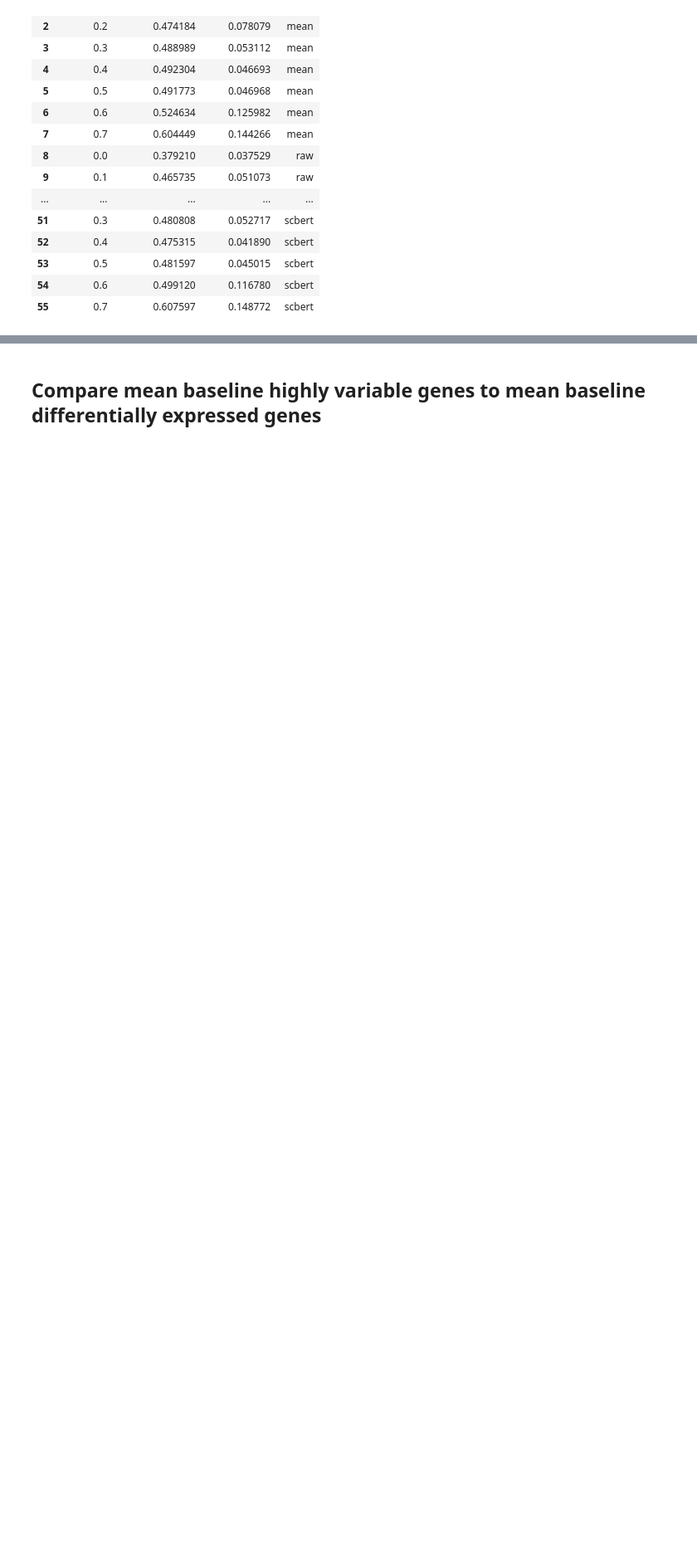
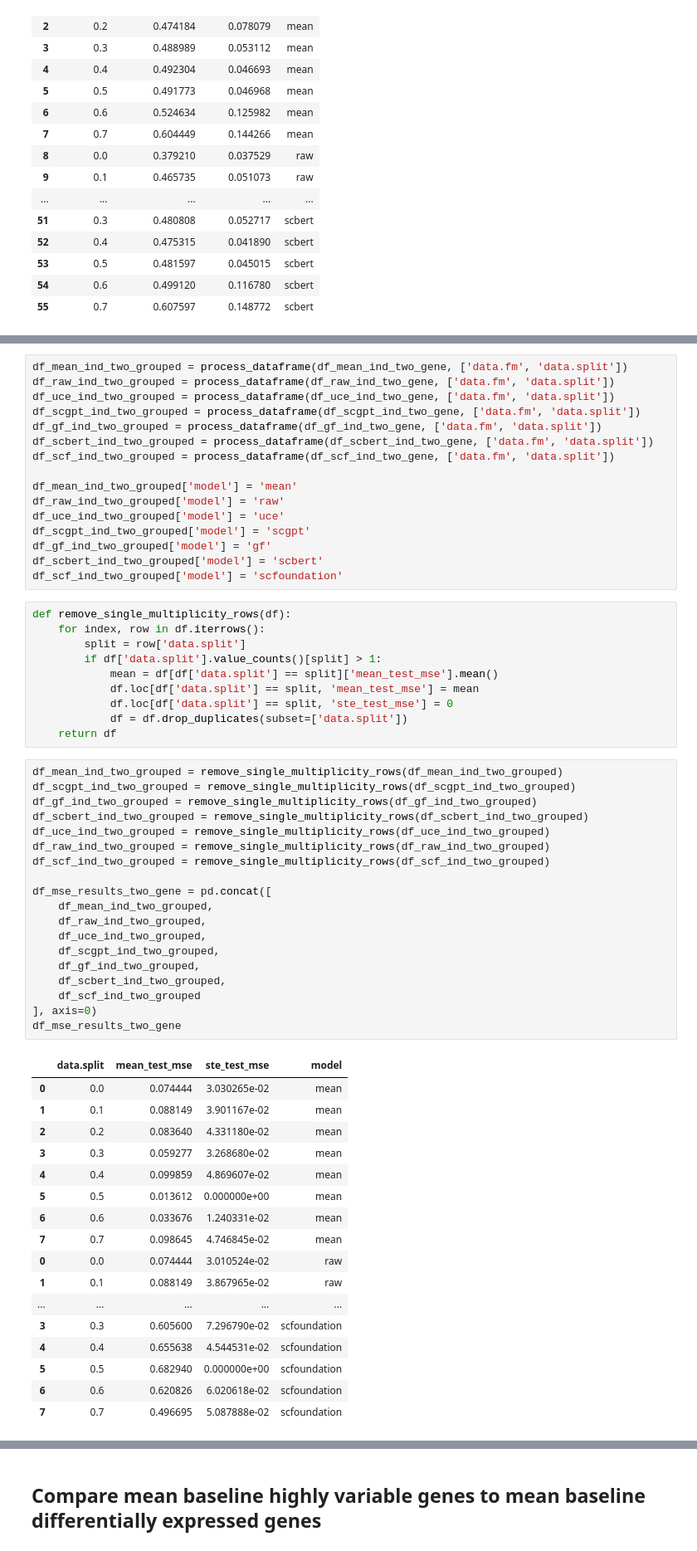
Before and after one commit to aaronwtr/PertEval, a Jupyter notebook: notebooks/plots/individual_perturbation_results.ipynb, the cells around one changed output, grey strips where cells are left out. Shown at 83% size. Saved outputs shown, nothing was run; the diff lists cells and outputs as text; blank space fills up the shorter version.

```diff
--- a/notebooks/plots/individual_perturbation_results.ipynb
+++ b/notebooks/plots/individual_perturbation_results.ipynb
@@ -184 +183,64 @@ df_gf_ind_grouped
+# %%
+df_mean_ind_two_grouped = process_dataframe(df_mean_ind_two_gene, ['data.fm', 'data.split'])
+df_raw_ind_two_grouped = process_dataframe(df_raw_ind_two_gene, ['data.fm', 'data.split'])
+df_uce_ind_two_grouped = process_dataframe(df_uce_ind_two_gene, ['data.fm', 'data.split'])
+df_scgpt_ind_two_grouped = process_dataframe(df_scgpt_ind_two_gene, ['data.fm', 'data.split'])
+df_gf_ind_two_grouped = process_dataframe(df_gf_ind_two_gene, ['data.fm', 'data.split'])
+df_scbert_ind_two_grouped = process_dataframe(df_scbert_ind_two_gene, ['data.fm', 'data.split'])
+df_scf_ind_two_grouped = process_dataframe(df_scf_ind_two_gene, ['data.fm', 'data.split'])
+
+df_mean_ind_two_grouped['model'] = 'mean'
+df_raw_ind_two_grouped['model'] = 'raw'
+df_uce_ind_two_grouped['model'] = 'uce'
+df_scgpt_ind_two_grouped['model'] = 'scgpt'
+df_gf_ind_two_grouped['model'] = 'gf'
+df_scbert_ind_two_grouped['model'] = 'scbert'
+df_scf_ind_two_grouped['model'] = 'scfoundation'
+# %%
+def remove_single_multiplicity_rows(df):
+    for index, row in df.iterrows():
+        split = row['data.split']
+        if df['data.split'].value_counts()[split] > 1:
+            mean = df[df['data.split'] == split]['mean_test_mse'].mean()
+            df.loc[df['data.split'] == split, 'mean_test_mse'] = mean
+            df.loc[df['data.split'] == split, 'ste_test_mse'] = 0
+            df = df.drop_duplicates(subset=['data.split'])
+    return df
+# %%
+df_mean_ind_two_grouped = remove_single_multiplicity_rows(df_mean_ind_two_grouped)
+df_scgpt_ind_two_grouped = remove_single_multiplicity_rows(df_scgpt_ind_two_grouped)
+df_gf_ind_two_grouped = remove_single_multiplicity_rows(df_gf_ind_two_grouped)
+df_scbert_ind_two_grouped = remove_single_multiplicity_rows(df_scbert_ind_two_grouped)
+df_uce_ind_two_grouped = remove_single_multiplicity_rows(df_uce_ind_two_grouped)
+df_raw_ind_two_grouped = remove_single_multiplicity_rows(df_raw_ind_two_grouped)
+df_scf_ind_two_grouped = remove_single_multiplicity_rows(df_scf_ind_two_grouped)
+
+df_mse_results_two_gene = pd.concat([
+    df_mean_ind_two_grouped,
+    df_raw_ind_two_grouped,
+    df_uce_ind_two_grouped,
+    df_scgpt_ind_two_grouped,
+    df_gf_ind_two_grouped,
+    df_scbert_ind_two_grouped,
+    df_scf_ind_two_grouped
+], axis=0)
+df_mse_results_two_gene
+# %% [output]
+|  | data.split | mean_test_mse | ste_test_mse | model |
+| 0 | 0.0 | 0.074444 | 3.030265e-02 | mean |
+| 1 | 0.1 | 0.088149 | 3.901167e-02 | mean |
+| 2 | 0.2 | 0.083640 | 4.331180e-02 | mean |
+| 3 | 0.3 | 0.059277 | 3.268680e-02 | mean |
+| 4 | 0.4 | 0.099859 | 4.869607e-02 | mean |
+| 5 | 0.5 | 0.013612 | 0.000000e+00 | mean |
+| 6 | 0.6 | 0.033676 | 1.240331e-02 | mean |
+| 7 | 0.7 | 0.098645 | 4.746845e-02 | mean |
+| 0 | 0.0 | 0.074444 | 3.010524e-02 | raw |
+| 1 | 0.1 | 0.088149 | 3.867965e-02 | raw |
+| ... | ... | ... | ... | ... |
+| 3 | 0.3 | 0.605600 | 7.296790e-02 | scfoundation |
+| 4 | 0.4 | 0.655638 | 4.544531e-02 | scfoundation |
+| 5 | 0.5 | 0.682940 | 0.000000e+00 | scfoundation |
+| 6 | 0.6 | 0.620826 | 6.020618e-02 | scfoundation |
+| 7 | 0.7 | 0.496695 | 5.087888e-02 | scfoundation |
 # %%
```
Also changed, not shown: parts of 14 cells of this notebook, 10 other files.
